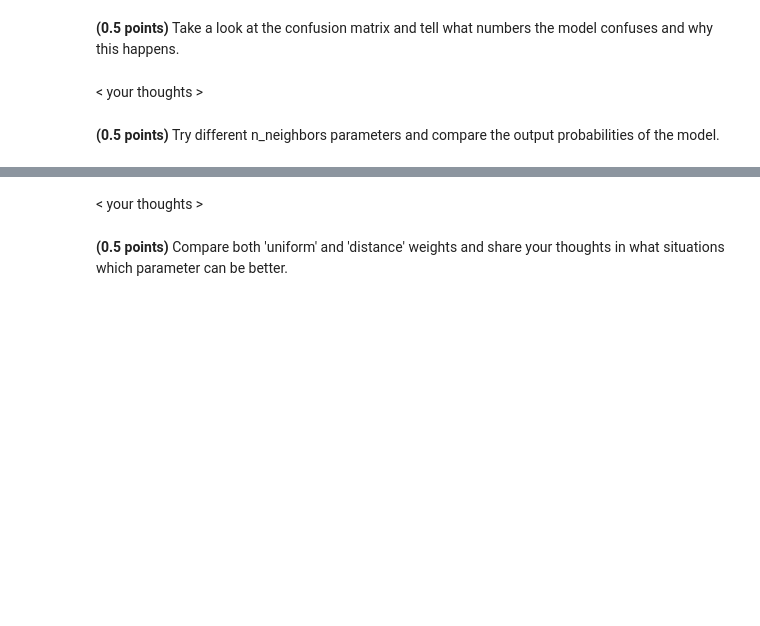
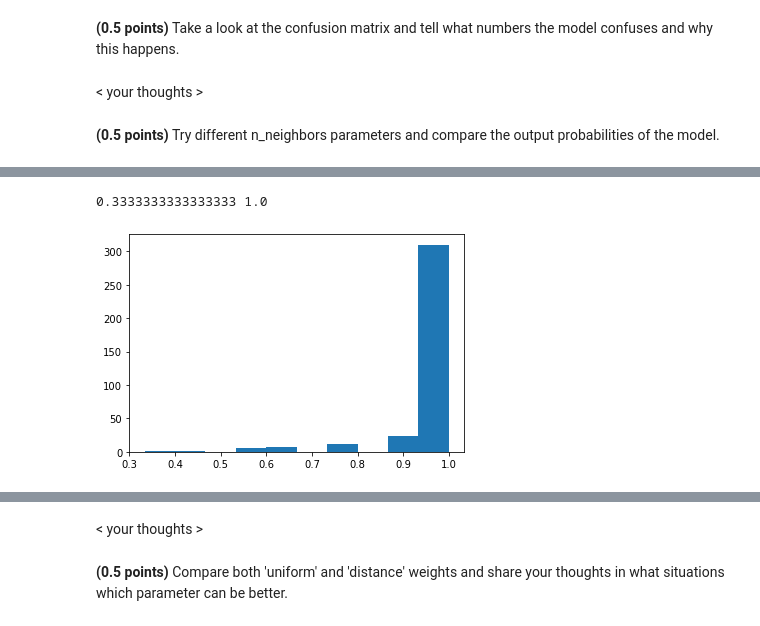
Before and after one commit to AndreiMedvedevSaratov/ml-5_classification_linear_knn, a Jupyter notebook: hw_classification.ipynb, the cells around one changed output, grey strips where cells are left out. Drawn from its saved outputs; the diff is of its cells as text; code cells hidden in the pictures; blank space fills up the shorter version.

```diff
--- a/hw_classification.ipynb
+++ b/hw_classification.ipynb
@@ -435,0 +476,9 @@ assert test_acc > 0.98
+# %%
+model = CustomKNeighborsClassifier(n_neighbors=9, weights='distance')
+model.fit(X_train, y_train)
+tests = model.predict_proba(X_test)
+print(tests.max(axis=1).min(), tests.max(axis=1).max())
+plt.hist(tests.max(axis=1));
+# %% [output]
+0.3333333333333333 1.0
+[figure, added]
```
Also changed, not shown: parts of 25 cells of this notebook.
